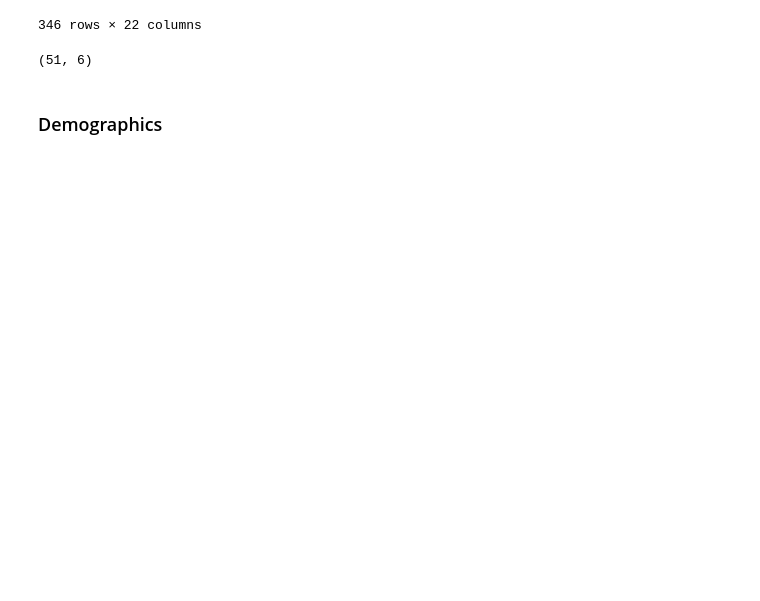
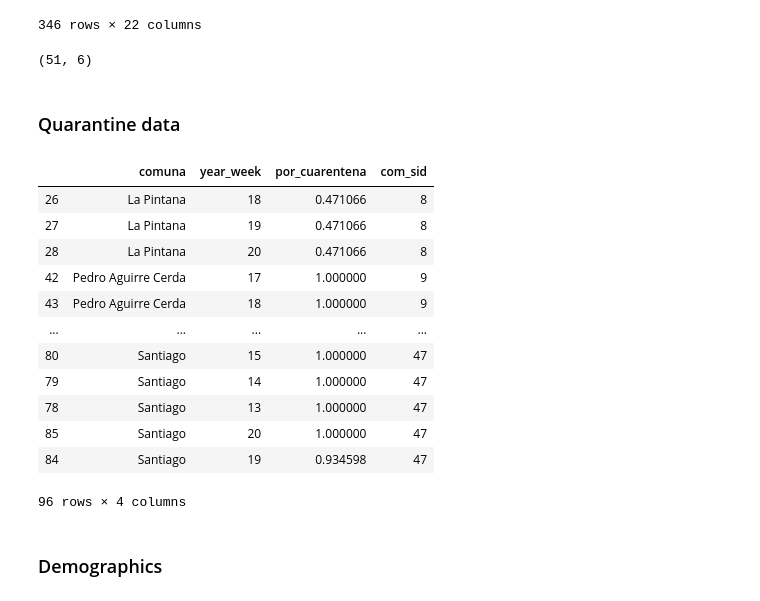
Before and after one commit to gweintra/covid19, a Jupyter notebook: ml_models.ipynb, the cells around one changed output. Cells and saved outputs as stored; diff of their text form; code cells hidden in the pictures; blank space fills up the shorter version.

```diff
--- a/ml_models.ipynb
+++ b/ml_models.ipynb
@@ -15,6 +15,7 @@ path = "./data/"
 
 df_zones = pd.read_csv(path + "zona_censal_comuna.csv")
 df_demos = pd.read_csv(path + "age_demo_comunas.csv")
+df_qua = pd.read_csv(path + "cuarentena_comunas_semanas.csv")
 df_inf = pd.read_csv(path + "dp1_contagiados_por_comuna.csv")
 df_mob1 = pd.read_csv(path + "od_zones_weeks_20200301.enc.csv")
 df_mob2 = pd.read_csv(path + "od_zones_weeks_20200401.enc.csv")
@@ -49,10 +50,13 @@ df_zones
 Create dictionaries for (standardized) ID lookups of zones and communes.
 """
 # Enumerate communes with standardized IDs (from 0 to 50)
-dict_commune_sid = {commune:sid for sid, commune in enumerate(df_zones.COMUNA.unique())}
+df_coms = df_zones[["COMUNA","NOM_COMUNA"]].drop_duplicates()
+dict_com_sid_com_info = {com_sid:com_info for com_sid, com_info in enumerate(zip(df_coms.COMUNA, df_coms.NOM_COMUNA))}
+dict_com_id_com_sid = {com_id:com_sid for com_sid, com_id in enumerate(df_coms.COMUNA)}
+dict_com_name_com_sid = {com_name:com_sid for com_sid, com_name in enumerate(df_coms.NOM_COMUNA)}
 
 # Dictionary mapping census zone id to its commune standardized id
-dict_zone_commune_sid = {zone:dict_commune_sid[commune] for zone, commune in zip(df_zones.GEOCODIGO, df_zones.COMUNA)}
+dict_zone_id_com_sid = {zone_id:dict_com_id_com_sid[com_id] for zone_id, com_id in zip(df_zones.GEOCODIGO, df_zones.COMUNA)}
 # %% [markdown]
 ### Mobility data
 # %%
@@ -89,7 +93,7 @@ Create dataframe of edge information: (home zone, visiting zone, week, mean popu
 Aggregate information into communes.
 """
 t = df_mob.week.min()    # earliest week available
-get_zone_com_sid = lambda i: dict_zone_commune_sid[i]
+get_zone_com_sid = lambda i: dict_zone_id_com_sid[i]
 
 df_edge_list = df_mob[["home_zone","code_zone","week","mean_population_zone"]]
 df_edge_list = df_edge_list[df_edge_list["home_zone"] != df_edge_list["code_zone"]]    # remove intra-zone info
@@ -105,10 +118,22 @@ df_edge_list = df_edge_list.groupby(['home_com','travel_com','week']).agg({'mean
 Create mobility matrix: A[i,j,t]
 """
 T = df_mob.week.max() - df_mob.week.min() + 1
-N = len(dict_commune_sid)
+N = len(dict_com_sid_com_info)
 A = np.zeros((N, N, T))
 
 edge_list = zip(df_edge_list.home_com, df_edge_list.travel_com, df_edge_list.week, df_edge_list.mean_pop)
 for edge in edge_list:
     i, j, t, a_ijt = edge
     A[i,j,t] += a_ijt
+
+# normalize entries by visit commune population size
+normalize = True
+if normalize:
+    get_com_sid = lambda i: dict_com_id_com_sid[i] if i in dict_com_id_com_sid else pd.NaT
+    df_pop = df_demos[["COMUNA","T_POB"]]
+    df_pop["COMUNA"] = df_pop.loc[:,"COMUNA"].apply(get_com_sid)
+    df_pop = df_pop.dropna()
+    dict_com_sid_pop = {sid:pop for sid, pop in zip(df_pop.COMUNA, df_pop.T_POB)}
+
+    for j in range(N):
+        A[:,j,:] = A[:,j,:] / dict_com_sid_pop[j]
@@ -173,6 +213,29 @@ y = df_y.drop("com",1).to_numpy()
 y.shape
 # %% [output]
 (51, 6)
+# %% [markdown]
+### Quarantine data
+# %%
+"""
+Logs of percentage of quarantine measures in communes in Santiago.
+"""
+get_com_sid_from_name = lambda i: dict_com_name_com_sid[i.upper()]
+df_qua["com_sid"] = df_qua.loc[:,"comuna"].apply(get_com_sid_from_name)
+df_qua.dropna().sort_values("com_sid")
+# %% [output]
+|  | comuna | year_week | por_cuarentena | com_sid |
+| 26 | La Pintana | 18 | 0.471066 | 8 |
+| 27 | La Pintana | 19 | 0.471066 | 8 |
+| 28 | La Pintana | 20 | 0.471066 | 8 |
+| 42 | Pedro Aguirre Cerda | 17 | 1.000000 | 9 |
+| 43 | Pedro Aguirre Cerda | 18 | 1.000000 | 9 |
+| ... | ... | ... | ... | ... |
+| 80 | Santiago | 15 | 1.000000 | 47 |
+| 79 | Santiago | 14 | 1.000000 | 47 |
+| 78 | Santiago | 13 | 1.000000 | 47 |
+| 85 | Santiago | 20 | 1.000000 | 47 |
+| 84 | Santiago | 19 | 0.934598 | 47 |
+96 rows × 4 columns
 # %% [markdown]
 ### Demographics
 # %%
```
Also changed, not shown: parts of 15 cells of this notebook.
